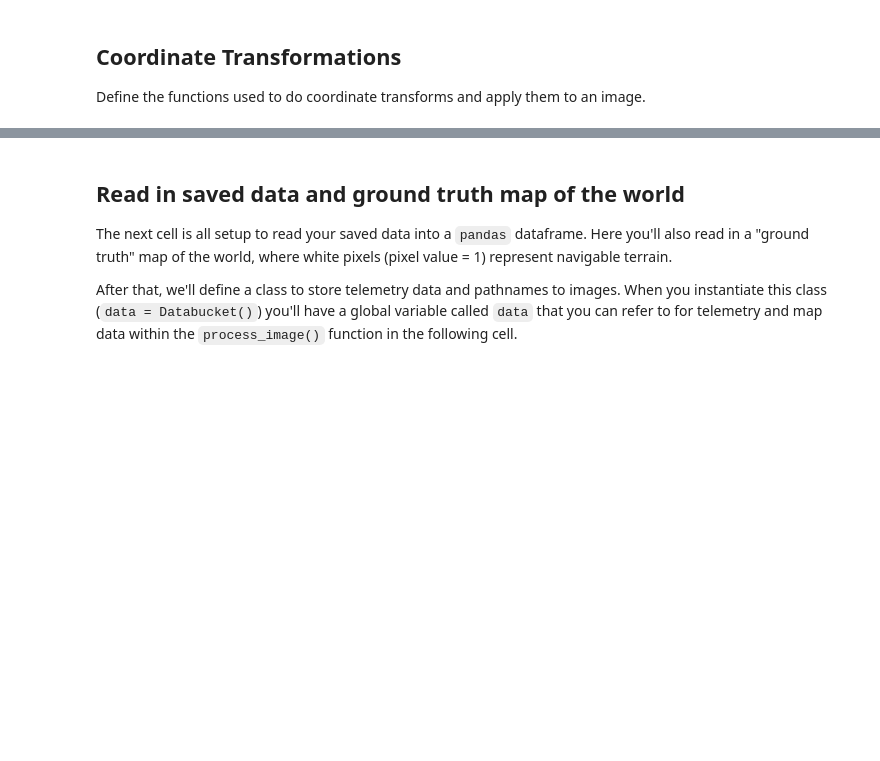
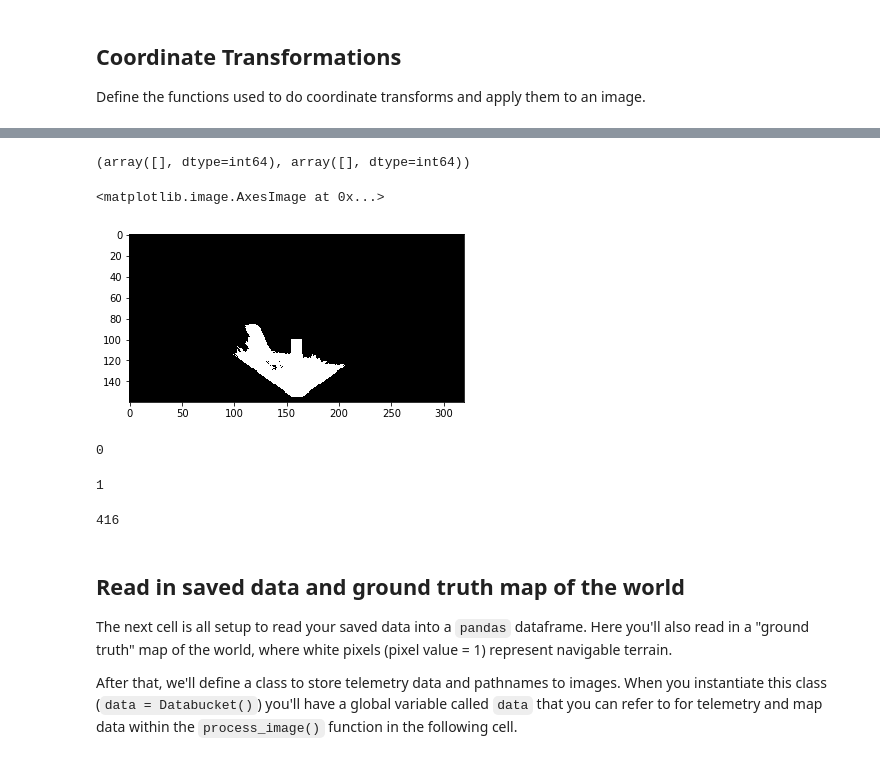
Before and after one commit to gwwang16/RoboND-Rover-Project, a Jupyter notebook: code/Rover_Project_Test_Notebook.ipynb, the cells around one changed output, grey strips where cells are left out. Cells and saved outputs as stored; diff of their text form; code cells hidden in the pictures; blank space fills up the shorter version.

```diff
--- a/code/Rover_Project_Test_Notebook.ipynb
+++ b/code/Rover_Project_Test_Notebook.ipynb
@@ -370,3 +373,26 @@ plt.arrow(0, 0, x_arrow, y_arrow, color='red', zorder=2, head_width=10, width=2)
+# %%
+threshed[0:55, 155:165].nonzero()
+# %% [output]
+(array([], dtype=int64), array([], dtype=int64))
+# %%
+threshed[100:155, 155:165] = 1
+plt.imshow(threshed, cmap='gray')
+# %% [output]
+<matplotlib.image.AxesImage at 0x...>
+[figure, added]
+# %%
+np.count_nonzero(threshed[0:55, 155:165].nonzero())
+# %% [output]
+0
+# %%
+if len(threshed[0:55, 155:165].nonzero()):
+    print (1)
+# %% [output]
+1
+# %%
+np.count_nonzero(threshed[100:155, 155:165])
+# %% [output]
+416
 # %% [markdown]
 ## Read in saved data and ground truth map of the world
 The next cell is all setup to read your saved data into a `pandas` dataframe.  Here you'll also read in a "ground truth" map of the world, where white pixels (pixel value = 1) represent navigable terrain.
```
Also changed, not shown: parts of 5 cells of this notebook, 3 other files.
